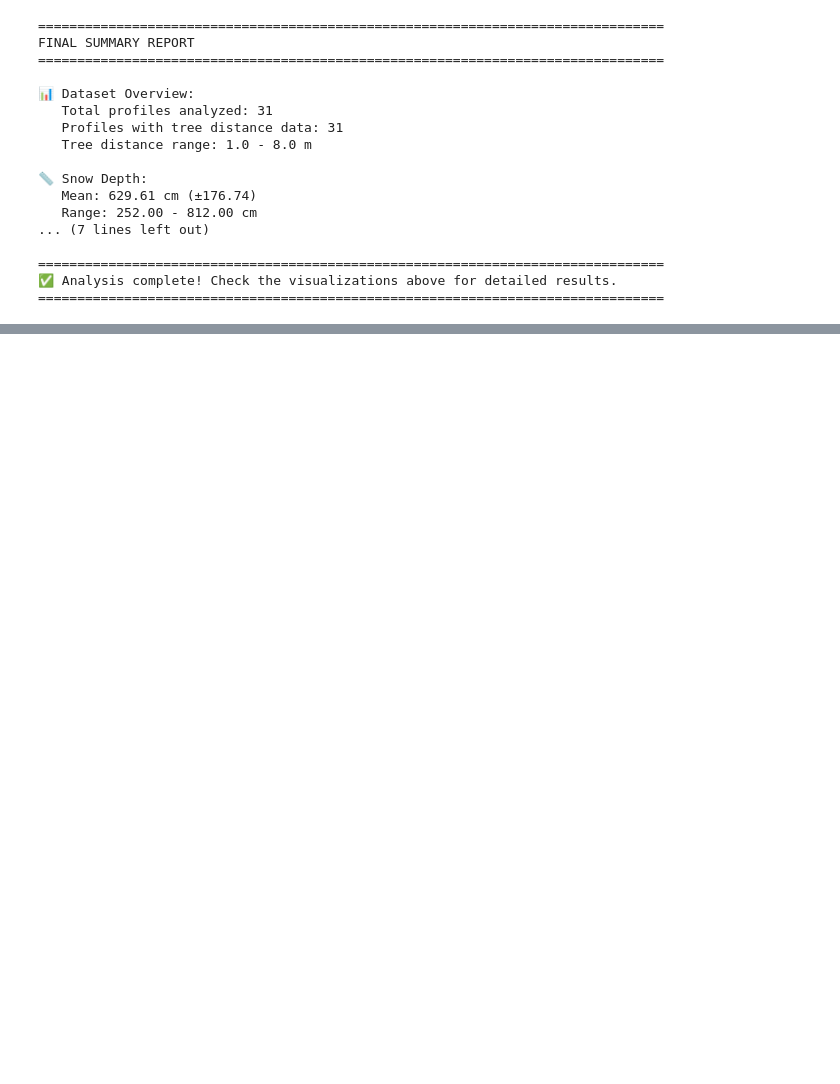
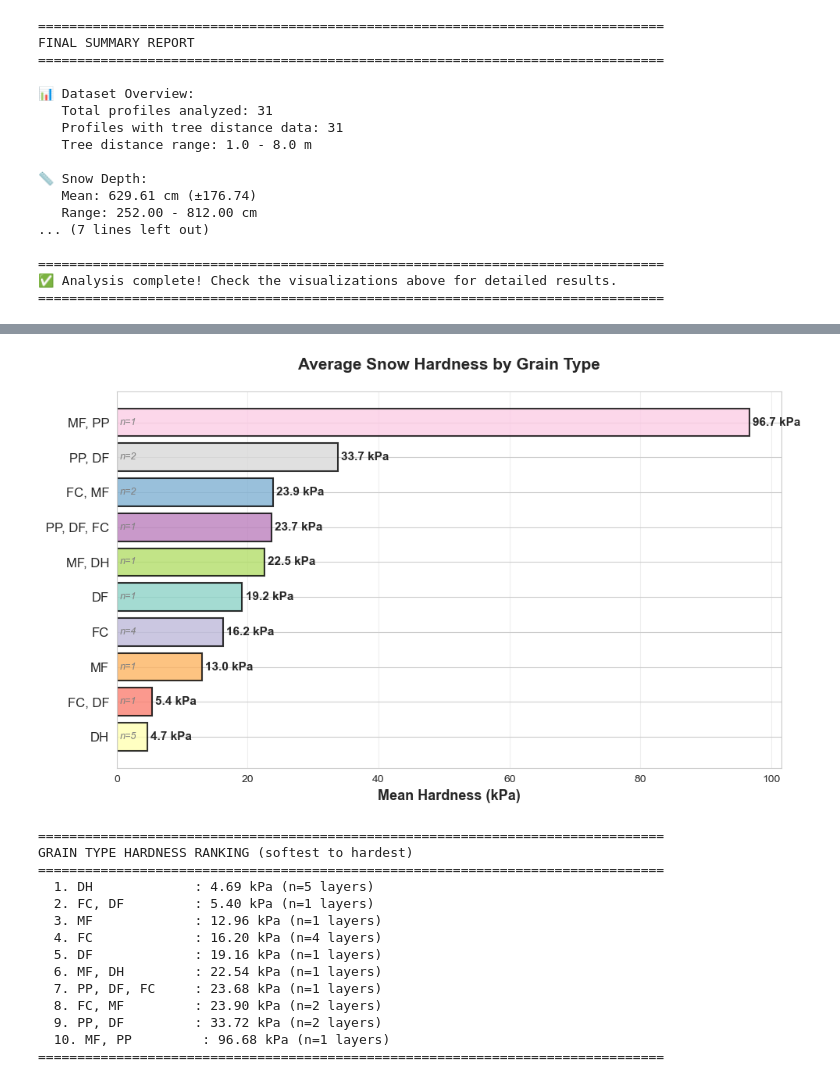
Before and after one commit to millie-spencer/SnowScope_processing_vis, a Jupyter notebook: 01_snow_scope_tree_analysis.ipynb, the cells around one changed output, grey strips where cells are left out. Cells and saved outputs as stored; diff of their text form; code cells hidden in the pictures; blank space fills up the shorter version.

Commit message:
adding hardness by layer type analysis (bottom of cell 15)

```diff
--- a/01_snow_scope_tree_analysis.ipynb
+++ b/01_snow_scope_tree_analysis.ipynb
@@ -822,0 +1420,68 @@ FINAL SUMMARY REPORT
+# %%
+# Create standalone plot: Average Hardness by Grain Type
+
+if len(grain_hardness_df) > 0:
+    # Calculate mean hardness for each grain type and sort
+    grain_means = grain_hardness_df.groupby('Grain_Type')['mean_hardness_kPa'].mean().sort_values()
+
+    # Create color map
+    grain_types = sorted(grain_hardness_df['Grain_Type'].unique())
+    colors_map = {gt: plt.cm.Set3(i) for i, gt in enumerate(grain_types)}
+    colors = [colors_map[gt] for gt in grain_means.index]
+
+    # Create figure
+    fig, ax = plt.subplots(1, 1, figsize=(10, 6))
+
+    # Create horizontal bar chart
+    bars = ax.barh(range(len(grain_means)), grain_means.values, color=colors,
+                   edgecolor='black', alpha=0.8, linewidth=1.5)
+
+    # Customize axes
+    ax.set_yticks(range(len(grain_means)))
+    ax.set_yticklabels(grain_means.index, fontsize=12)
+    ax.set_xlabel('Mean Hardness (kPa)', fontsize=13, fontweight='bold')
+    ax.set_title('Average Snow Hardness by Grain Type',
+                fontsize=15, fontweight='bold', pad=20)
+    ax.grid(True, alpha=0.3, axis='x')
+
+    # Add value labels on bars
+    for i, (grain, value) in enumerate(grain_means.items()):
+        ax.text(value + 0.5, i, f'{value:.1f} kPa',
+               va='center', fontsize=11, fontweight='bold')
+
+    # Add sample size labels
+    grain_counts = grain_hardness_df.groupby('Grain_Type').size()
+    for i, grain in enumerate(grain_means.index):
+        n = grain_counts[grain]
+        ax.text(0.5, i, f'n={n}', va='center', ha='left',
+               fontsize=9, style='italic', color='gray')
+
+    plt.tight_layout()
+    plt.show()
+
+    # Print ranking
+    print("\n" + "=" * 80)
+    print("GRAIN TYPE HARDNESS RANKING (softest to hardest)")
+    print("=" * 80)
+    for i, (grain, value) in enumerate(grain_means.items(), 1):
+        n = grain_counts[grain]
+        print(f"  {i}. {grain:15s}: {value:.2f} kPa (n={n} layers)")
+    print("=" * 80)
+else:
+    print("No data available to plot")
+# %% [output]
+[figure, added]
+================================================================================
+GRAIN TYPE HARDNESS RANKING (softest to hardest)
+================================================================================
+  1. DH             : 4.69 kPa (n=5 layers)
+  2. FC, DF         : 5.40 kPa (n=1 layers)
+  3. MF             : 12.96 kPa (n=1 layers)
+  4. FC             : 16.20 kPa (n=4 layers)
+  5. DF             : 19.16 kPa (n=1 layers)
+  6. MF, DH         : 22.54 kPa (n=1 layers)
+  7. PP, DF, FC     : 23.68 kPa (n=1 layers)
+  8. FC, MF         : 23.90 kPa (n=2 layers)
+  9. PP, DF         : 33.72 kPa (n=2 layers)
+  10. MF, PP         : 96.68 kPa (n=1 layers)
+================================================================================
```
Also changed, not shown: parts of 11 cells of this notebook.
